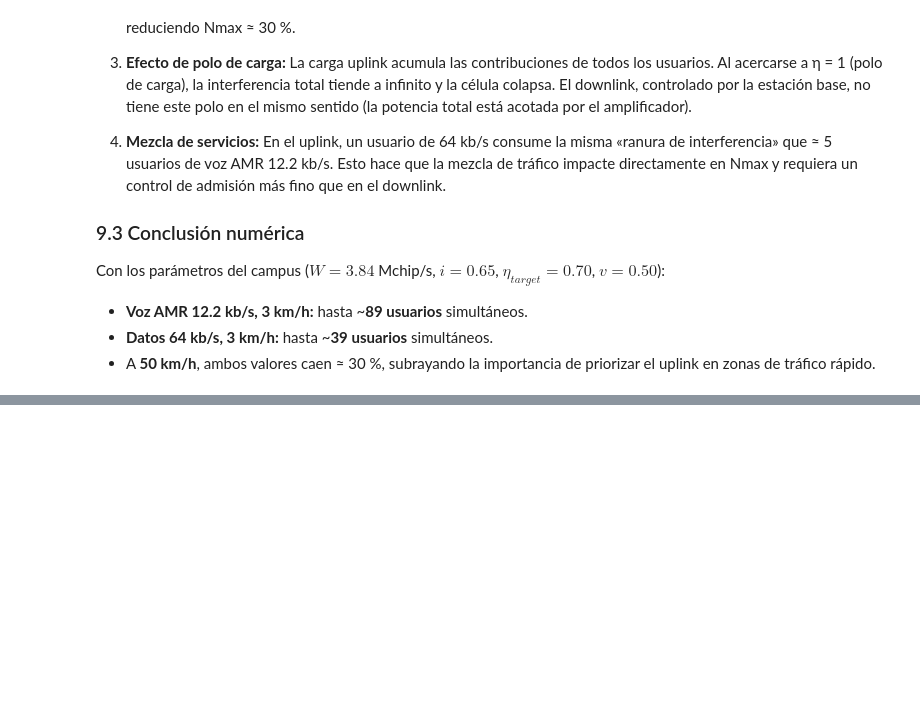
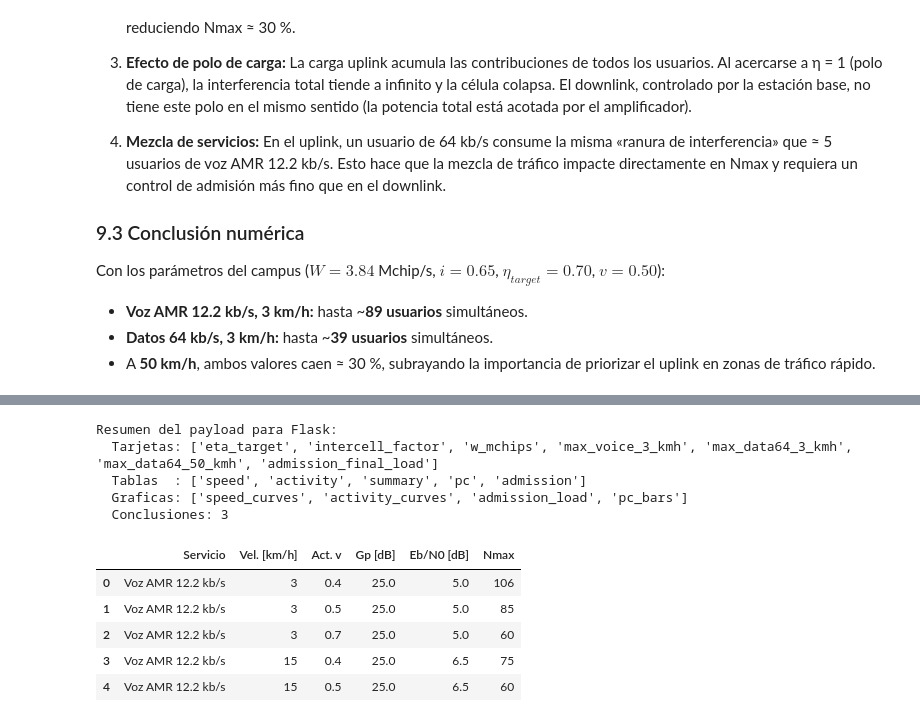
Before and after one commit to rubences/Dimensionado-y-Capacidad-en-Redes-M-viles, a Jupyter notebook: Practica1_Saturacion_Uplink_Campus.ipynb, the cells around one changed output, grey strips where cells are left out. Drawn from its saved outputs; the diff is of its cells as text; code cells hidden in the pictures; blank space fills up the shorter version.

```diff
--- a/Practica1_Saturacion_Uplink_Campus.ipynb
+++ b/Practica1_Saturacion_Uplink_Campus.ipynb
@@ -621,0 +745,24 @@ for sname, rb in services.items():
+# %%
+from uplink_model import build_dashboard_payload
+
+payload = build_dashboard_payload()
+
+print('Resumen del payload para Flask:')
+print(f"  Tarjetas: {list(payload['cards'].keys())}")
+print(f"  Tablas  : {list(payload['tables'].keys())}")
+print(f"  Graficas: {list(payload['charts'].keys())}")
+print(f"  Conclusiones: {len(payload['conclusions'])}")
+
+pd.DataFrame(payload['tables']['summary']).head()
+# %% [output]
+Resumen del payload para Flask:
+  Tarjetas: ['eta_target', 'intercell_factor', 'w_mchips', 'max_voice_3_kmh', 'max_data64_3_kmh', 'max_data64_50_kmh', 'admission_final_load']
+  Tablas  : ['speed', 'activity', 'summary', 'pc', 'admission']
+  Graficas: ['speed_curves', 'activity_curves', 'admission_load', 'pc_bars']
+  Conclusiones: 3
+|  | Servicio | Vel. [km/h] | Act. v | Gp [dB] | Eb/N0 [dB] | Nmax |
+| 0 | Voz AMR 12.2 kb/s | 3 | 0.4 | 25.0 | 5.0 | 106 |
+| 1 | Voz AMR 12.2 kb/s | 3 | 0.5 | 25.0 | 5.0 | 85 |
+| 2 | Voz AMR 12.2 kb/s | 3 | 0.7 | 25.0 | 5.0 | 60 |
+| 3 | Voz AMR 12.2 kb/s | 15 | 0.4 | 25.0 | 6.5 | 75 |
+| 4 | Voz AMR 12.2 kb/s | 15 | 0.5 | 25.0 | 6.5 | 60 |
```
Also changed, not shown: parts of 16 cells of this notebook, 6 other files.
